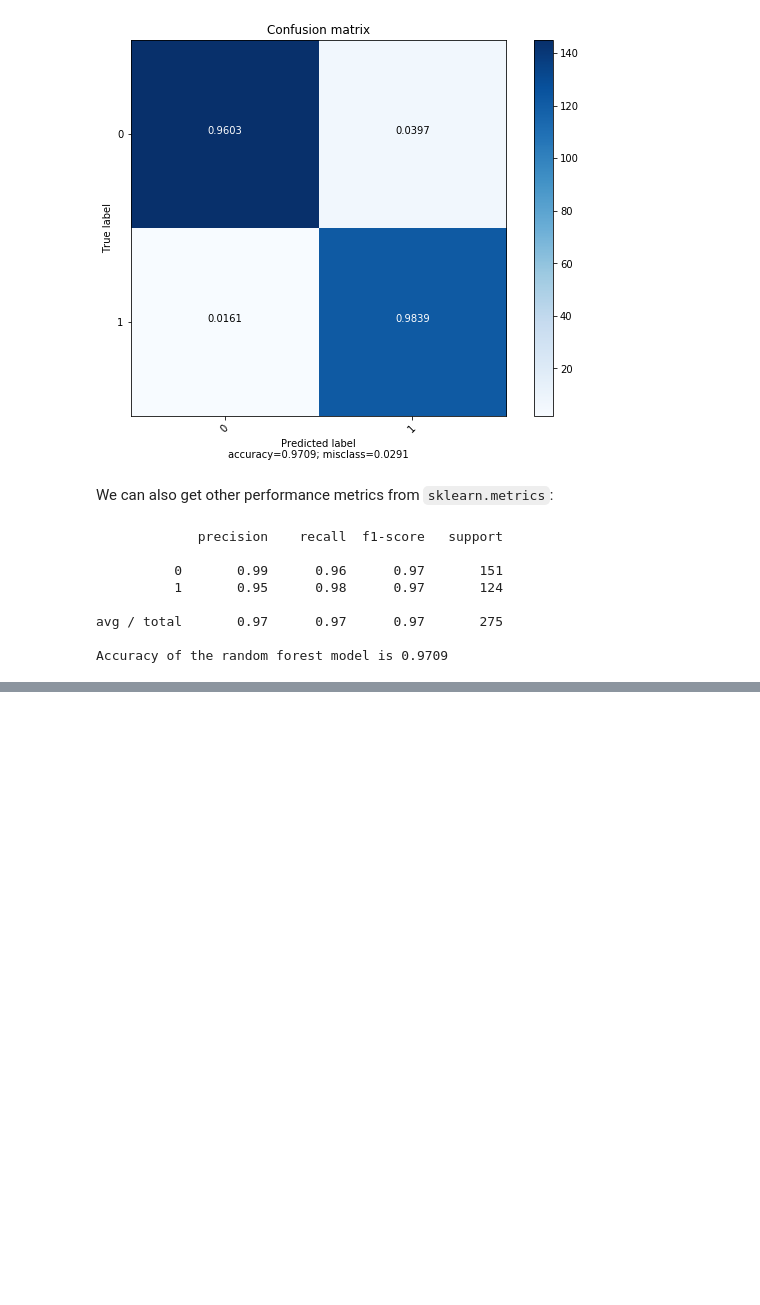
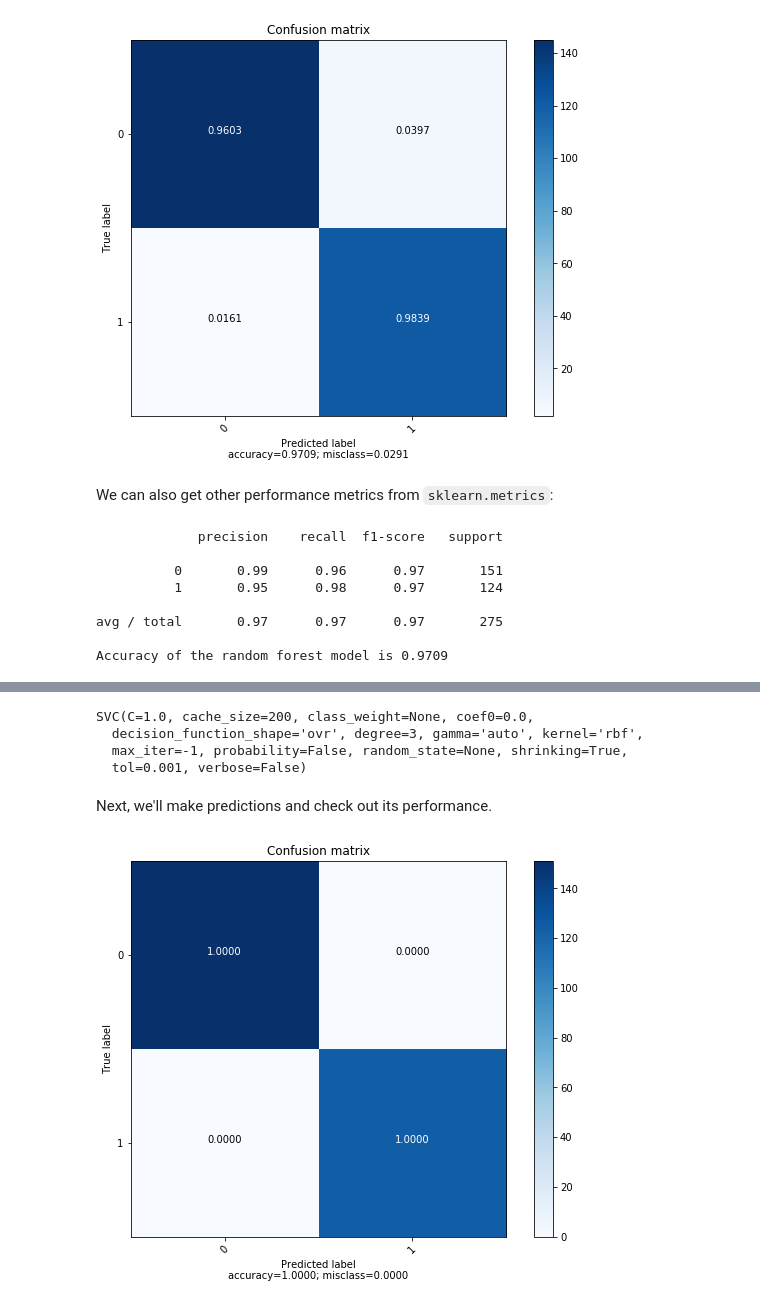
Before and after one commit to pommevilla/jae.ml, a Jupyter notebook: jae.ml.1.ipynb, the cells around one changed output, grey strips where cells are left out. Drawn from its saved outputs; the diff is of its cells as text; code cells hidden in the pictures; blank space fills up the shorter version.

```diff
--- a/jae.ml.1.ipynb
+++ b/jae.ml.1.ipynb
@@ -186,0 +187,18 @@ Let's go ahead and implement the SVM for this data set.
+# %%
+from sklearn.svm import SVC
+
+svm_predictor = SVC()
+svm_predictor.fit(x_train, y_train)
+# %% [output]
+SVC(C=1.0, cache_size=200, class_weight=None, coef0=0.0,
+  decision_function_shape='ovr', degree=3, gamma='auto', kernel='rbf',
+  max_iter=-1, probability=False, random_state=None, shrinking=True,
+  tol=0.001, verbose=False)
+# %% [markdown]
+Next, we'll make predictions and check out its performance.
+# %%
+y_pred_svc = svm_predictor.predict(x_test)
+svc_cm = confusion_matrix(y_test, y_pred_svm, labels)
+plot_confusion_matrix(svc_cm, labels)
+# %% [output]
+[figure, added]
```
Also changed, not shown: parts of 7 cells of this notebook.
